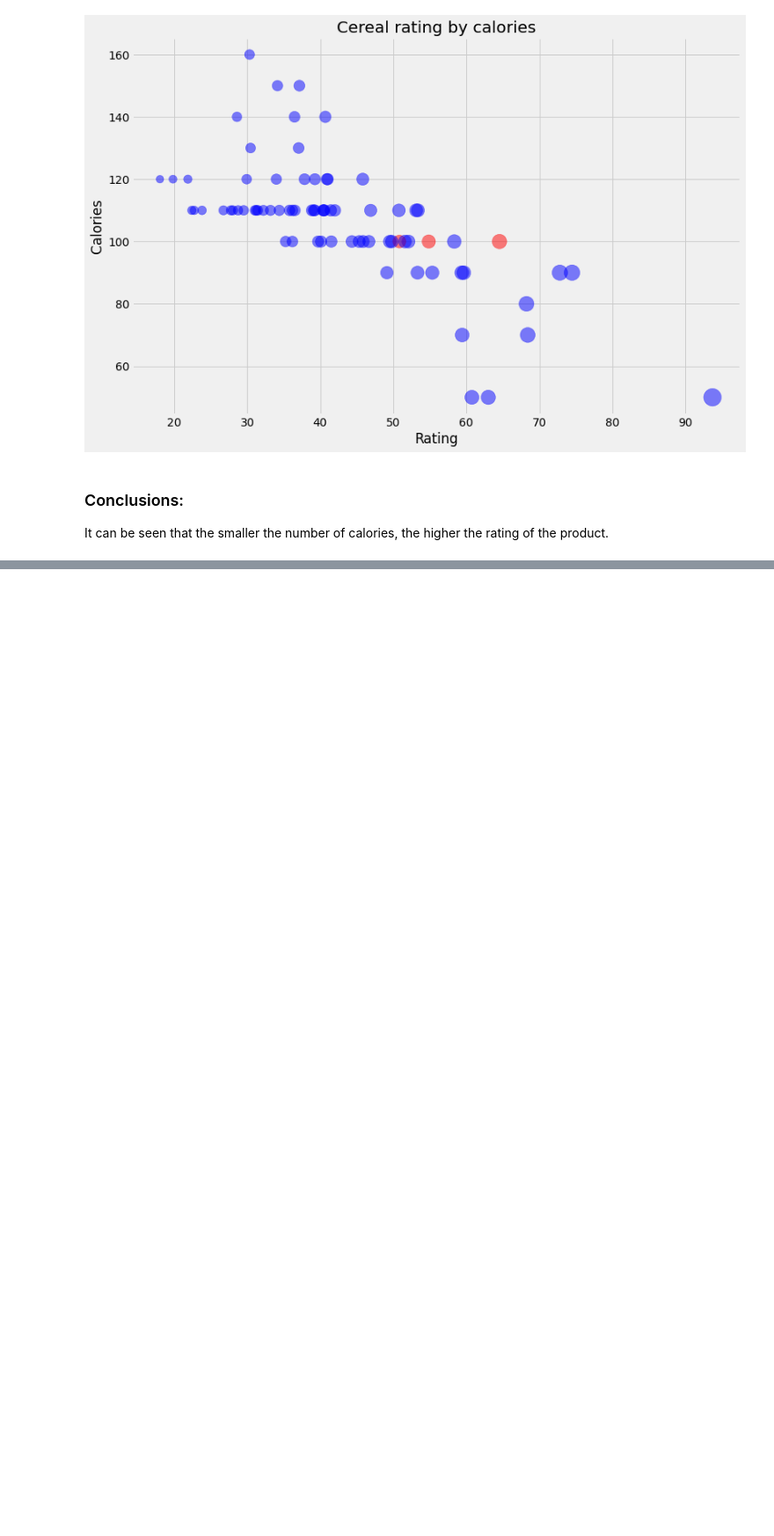
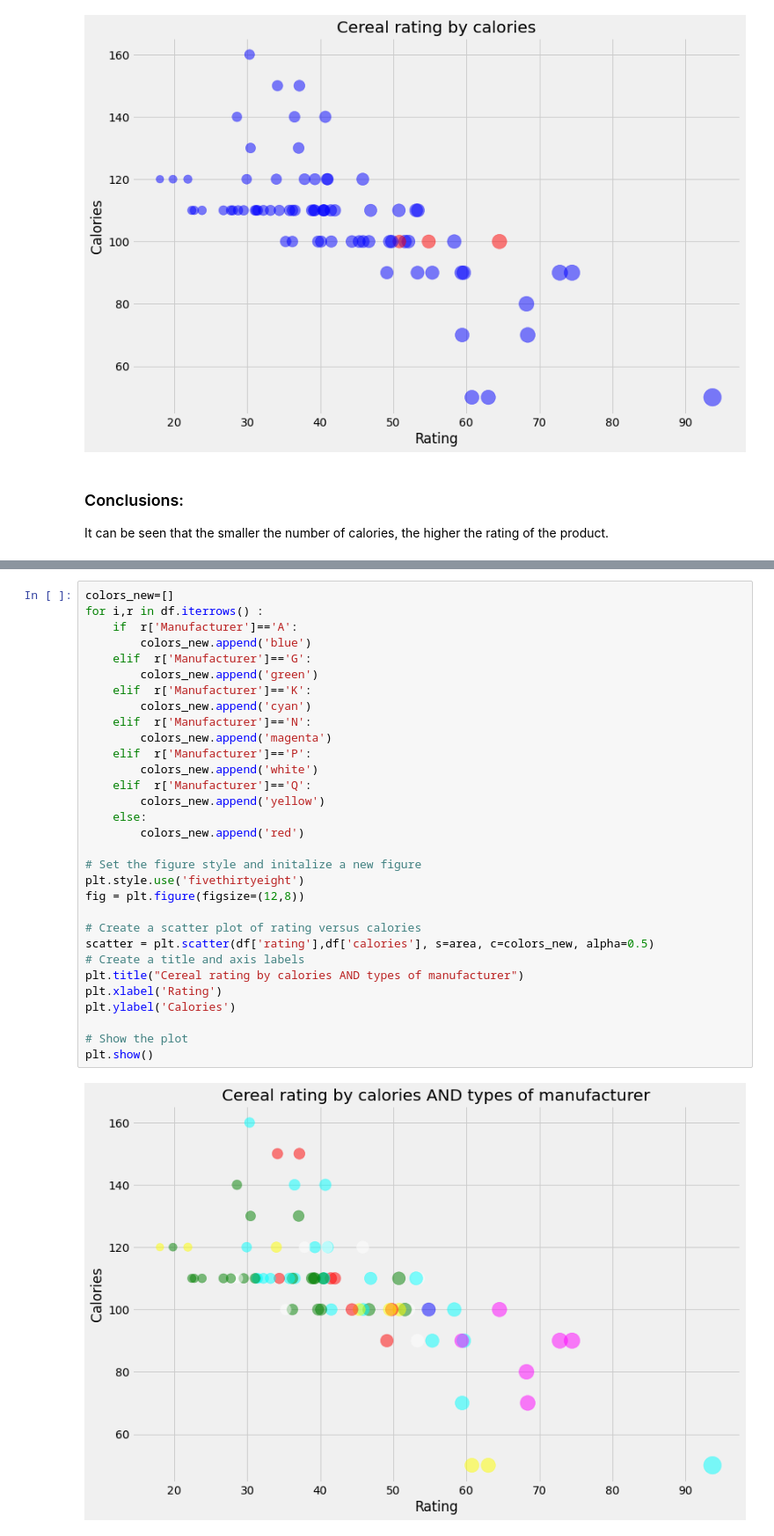
Before and after one commit to coralrubilar/CerealAnalysisInPython, a Jupyter notebook: Cereal.ipynb, the cells around one changed output, grey strips where cells are left out. Shown at 88% size. Drawn from its saved outputs; the diff is of its cells as text; blank space fills up the shorter version.

```diff
--- a/Cereal.ipynb
+++ b/Cereal.ipynb
@@ -154,0 +217,33 @@ It can be seen that the smaller the number of calories, the higher the rating of
+# %%
+colors_new=[]
+for i,r in df.iterrows() :
+    if  r['Manufacturer']=='A':
+        colors_new.append('blue')
+    elif  r['Manufacturer']=='G':
+        colors_new.append('green')
+    elif  r['Manufacturer']=='K':
+        colors_new.append('cyan')
+    elif  r['Manufacturer']=='N':
+        colors_new.append('magenta')
+    elif  r['Manufacturer']=='P':
+        colors_new.append('white')
+    elif  r['Manufacturer']=='Q':
+        colors_new.append('yellow')
+    else:
+        colors_new.append('red')
+
+# Set the figure style and initalize a new figure
+plt.style.use('fivethirtyeight')
+fig = plt.figure(figsize=(12,8))
+
+# Create a scatter plot of rating versus calories
+scatter = plt.scatter(df['rating'],df['calories'], s=area, c=colors_new, alpha=0.5)
+# Create a title and axis labels
+plt.title("Cereal rating by calories AND types of manufacturer")
+plt.xlabel('Rating')
+plt.ylabel('Calories')
+
+# Show the plot
+plt.show()
+# %% [output]
+[figure, added]
```
Also changed, not shown: parts of 9 cells of this notebook.
